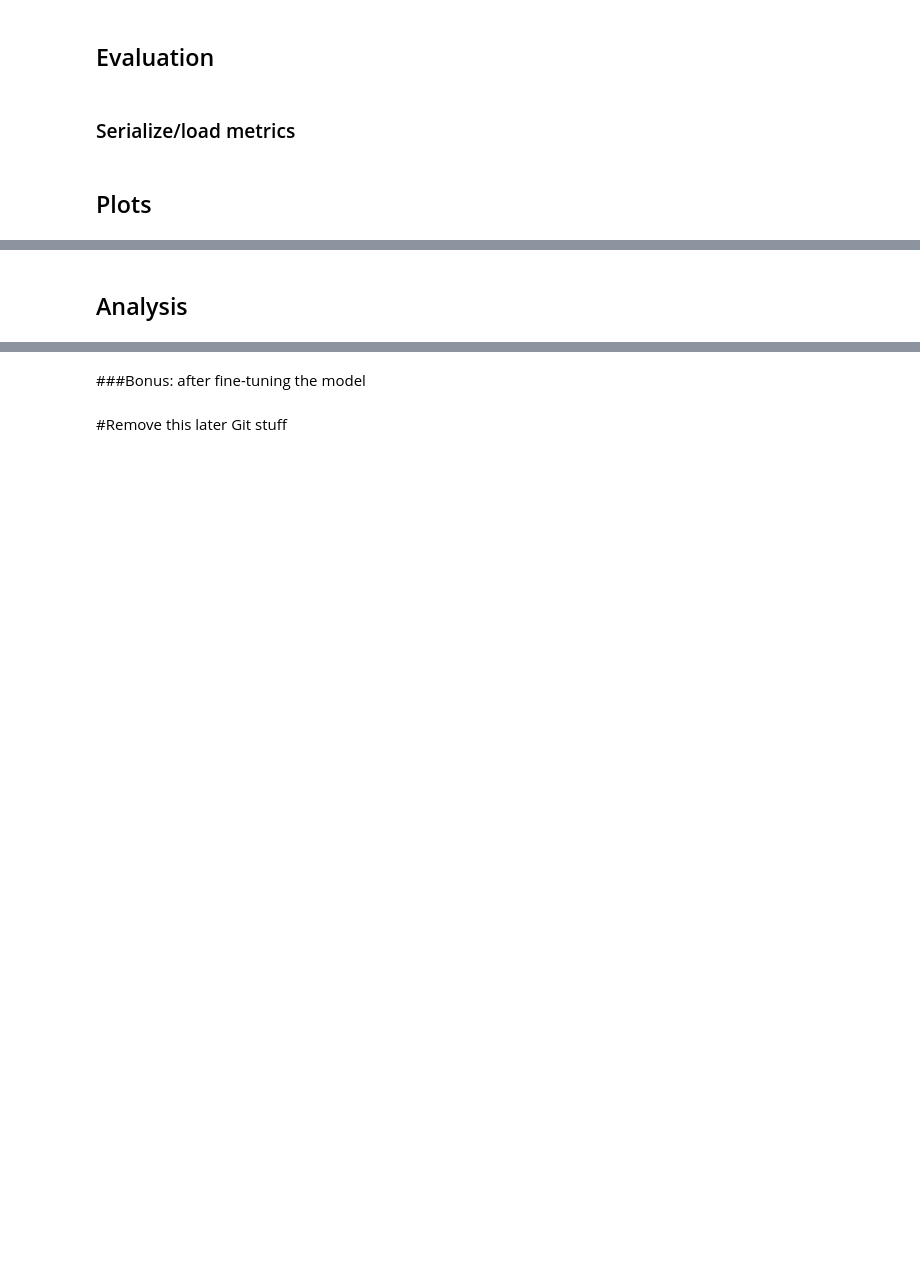
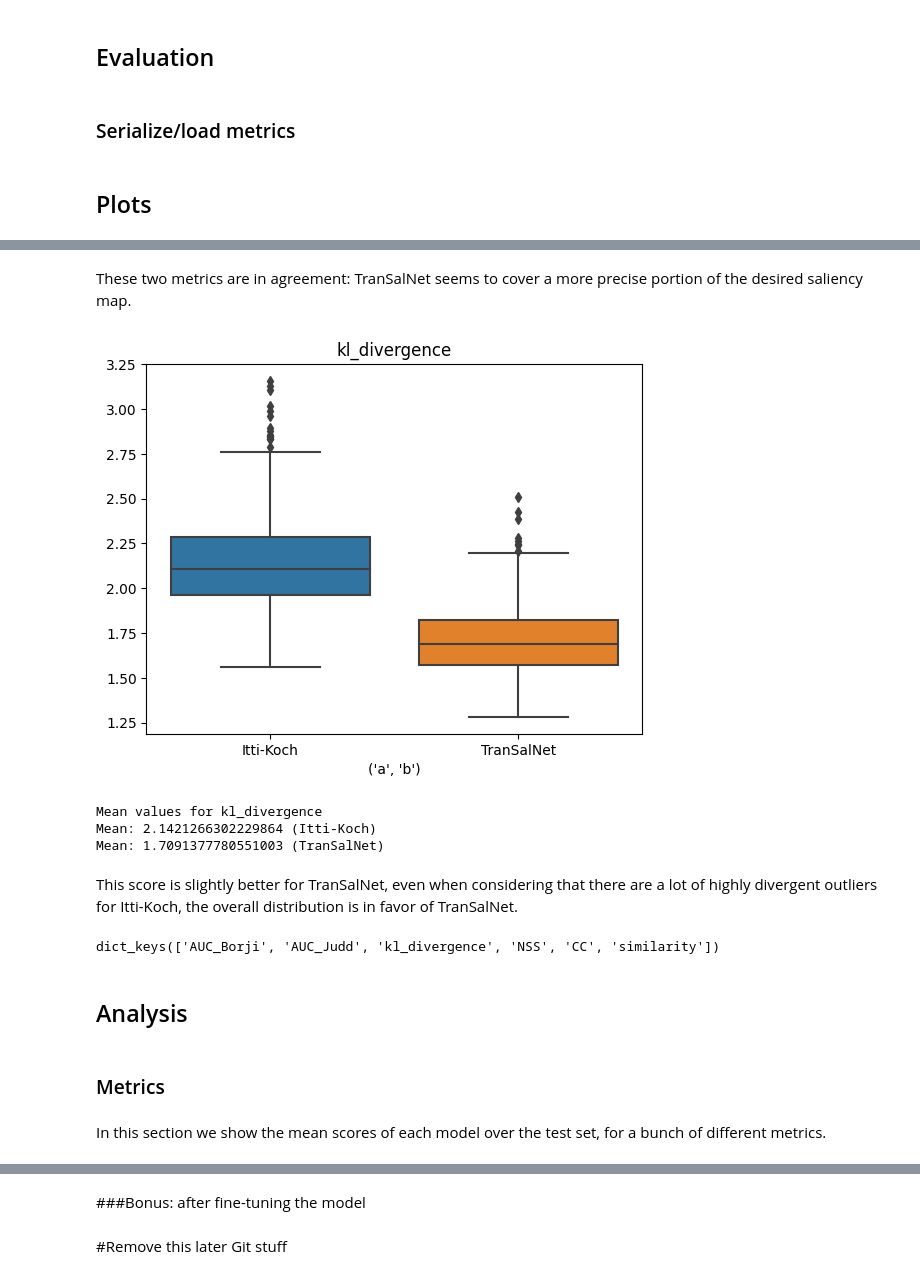
Before and after one commit to Ajamelot56/Projet_Visual_Attention, a Jupyter notebook: PC_2022_VA_Project.ipynb, the cells around one changed output, grey strips where cells are left out. Saved outputs shown, nothing was run; the diff lists cells and outputs as text; code cells hidden in the pictures; blank space fills up the shorter version.

```diff
--- a/PC_2022_VA_Project.ipynb
+++ b/PC_2022_VA_Project.ipynb
@@ -736,2 +735,21 @@ Mean: 0.33243645240390113 (TranSalNet)
+# %% [markdown]
+These two metrics are in agreement: TranSalNet seems to cover a more precise portion of the desired saliency map.
+# %%
+plot_metrics('kl_divergence')
+# %% [output]
+[figure, added]
+Mean values for kl_divergence
+Mean: 2.1421266302229864 (Itti-Koch)
+Mean: 1.7091377780551003 (TranSalNet)
+# %% [markdown]
+This score is slightly better for TranSalNet, even when considering that there are a lot of highly divergent outliers for Itti-Koch, the overall distribution is in favor of TranSalNet.
+# %%
+itti_metrics.keys()
+# %% [output]
+dict_keys(['AUC_Borji', 'AUC_Judd', 'kl_divergence', 'NSS', 'CC', 'similarity'])
 # %% [markdown]
 ## Analysis
+# %% [markdown]
+### Metrics
+# %% [markdown]
+In this section we show the mean scores of each model over the test set, for a bunch of different metrics.
```
Also changed, not shown: parts of 11 cells of this notebook.
